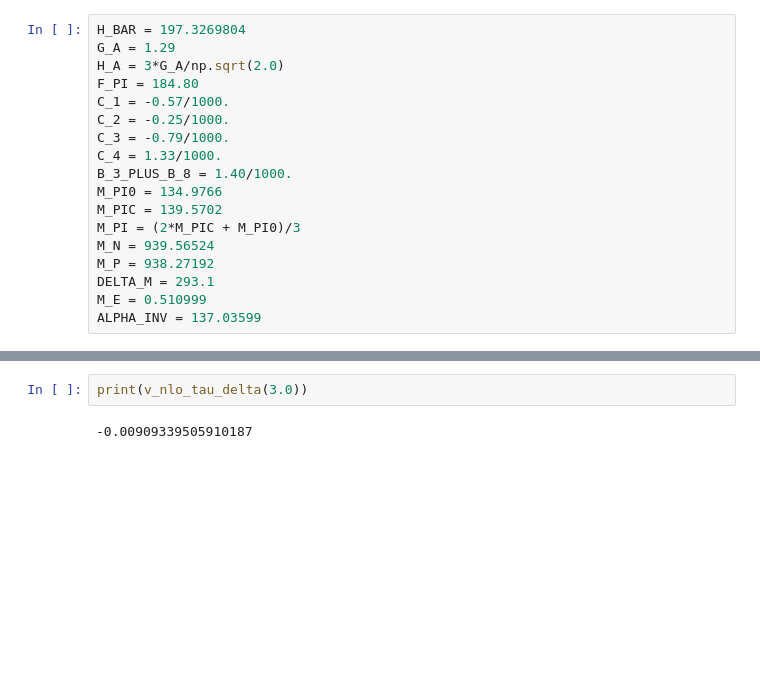
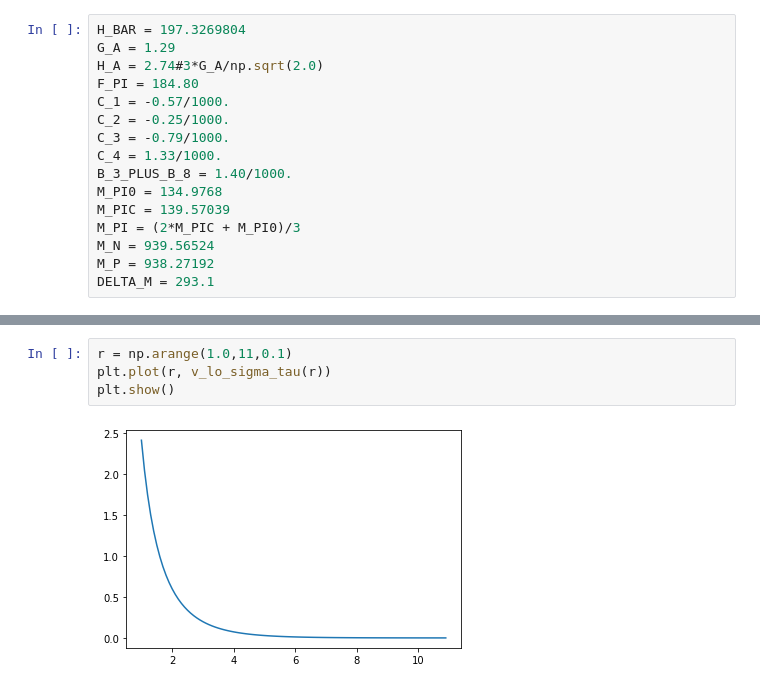
Before and after one commit to rnavarroperez/nn-scattering-fit, a Jupyter notebook: src/notebooks/long_range_chiral_pot.ipynb, the cells around one changed output, grey strips where cells are left out. Drawn from its saved outputs; the diff is of its cells as text; blank space fills up the shorter version.

```diff
--- a/src/notebooks/long_range_chiral_pot.ipynb
+++ b/src/notebooks/long_range_chiral_pot.ipynb
@@ -5,21 +6,19 @@ from scipy.integrate import quad
 # %%
 H_BAR = 197.3269804
 G_A = 1.29
-H_A = 3*G_A/np.sqrt(2.0)
+H_A = 2.74#3*G_A/np.sqrt(2.0)
 F_PI = 184.80
 C_1 = -0.57/1000.
 C_2 = -0.25/1000.
 C_3 = -0.79/1000.
 C_4 = 1.33/1000.
 B_3_PLUS_B_8 = 1.40/1000.
-M_PI0 = 134.9766
-M_PIC = 139.5702
+M_PI0 = 134.9768
+M_PIC = 139.57039
 M_PI = (2*M_PIC + M_PI0)/3
 M_N = 939.56524
 M_P = 938.27192
 DELTA_M = 293.1
-M_E = 0.510999
-ALPHA_INV = 137.03599
 # %%
 def x_pi(r, m_pi):
     return m_pi*r/H_BAR
@@ -302,4 +379,6 @@ def v_n2lo_t_tau_delta(r):
 # %%
-print(v_nlo_tau_delta(3.0))
+r = np.arange(1.0,11,0.1)
+plt.plot(r, v_lo_sigma_tau(r))
+plt.show()
 # %% [output]
--0.00909339505910187
+[figure, added]
```
Also changed, not shown: parts of 4 cells of this notebook, 1 other file.
